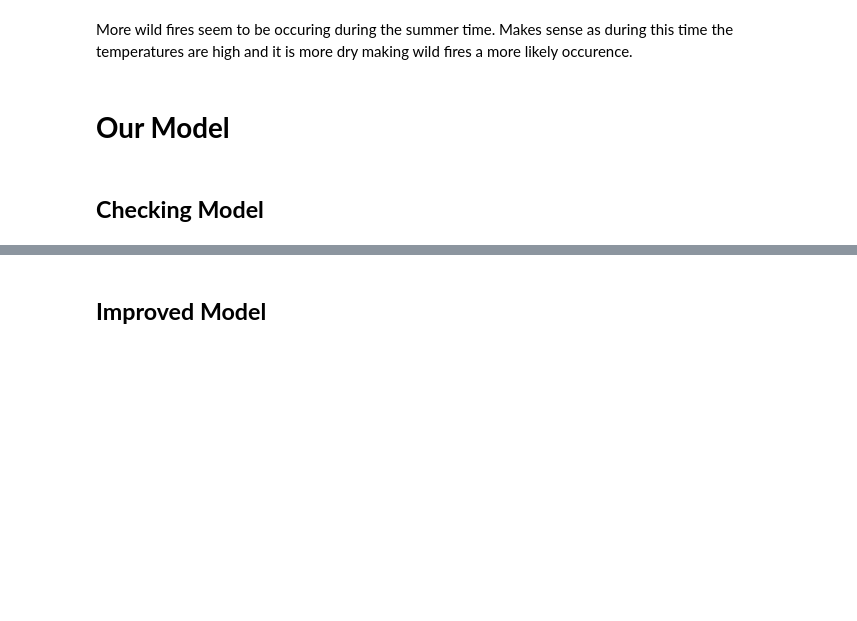
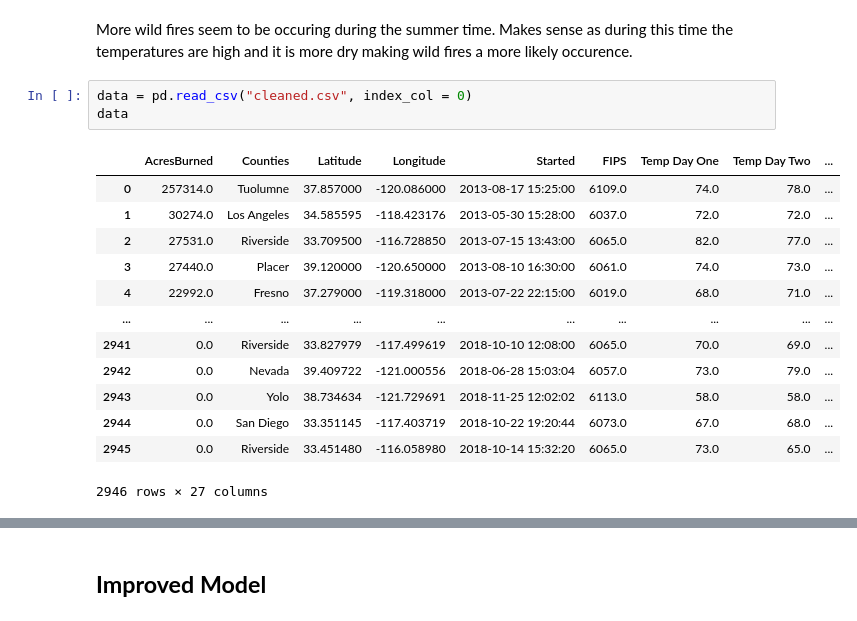
Before and after one commit to rshconn/project_template, a Jupyter notebook: code/exploratory_data_analysis.ipynb, the cells around one changed output, grey strips where cells are left out. Saved outputs shown, nothing was run; the diff lists cells and outputs as text; blank space fills up the shorter version.

```diff
--- a/code/exploratory_data_analysis.ipynb
+++ b/code/exploratory_data_analysis.ipynb
@@ -184,7 +185,20 @@ fig.show()
 [interactive output not drawn]
 # %% [markdown]
 More wild fires seem to be occuring during the summer time. Makes sense as during this time the temperatures are high and it is more dry making wild fires a more likely occurence.
-# %% [markdown]
-# **Our Model**
-# %% [markdown]
-## **Checking Model**
+# %%
+data = pd.read_csv("cleaned.csv", index_col = 0)
+data
+# %% [output]
+|  | AcresBurned | Counties | Latitude | Longitude | Started | FIPS | Temp Day One | Temp Day Two | ... |
+| 0 | 257314.0 | Tuolumne | 37.857000 | -120.086000 | 2013-08-17 15:25:00 | 6109.0 | 74.0 | 78.0 | ... |
+| 1 | 30274.0 | Los Angeles | 34.585595 | -118.423176 | 2013-05-30 15:28:00 | 6037.0 | 72.0 | 72.0 | ... |
+| 2 | 27531.0 | Riverside | 33.709500 | -116.728850 | 2013-07-15 13:43:00 | 6065.0 | 82.0 | 77.0 | ... |
+| 3 | 27440.0 | Placer | 39.120000 | -120.650000 | 2013-08-10 16:30:00 | 6061.0 | 74.0 | 73.0 | ... |
+| 4 | 22992.0 | Fresno | 37.279000 | -119.318000 | 2013-07-22 22:15:00 | 6019.0 | 68.0 | 71.0 | ... |
+| ... | ... | ... | ... | ... | ... | ... | ... | ... | ... |
+| 2941 | 0.0 | Riverside | 33.827979 | -117.499619 | 2018-10-10 12:08:00 | 6065.0 | 70.0 | 69.0 | ... |
+| 2942 | 0.0 | Nevada | 39.409722 | -121.000556 | 2018-06-28 15:03:04 | 6057.0 | 73.0 | 79.0 | ... |
+| 2943 | 0.0 | Yolo | 38.734634 | -121.729691 | 2018-11-25 12:02:02 | 6113.0 | 58.0 | 58.0 | ... |
+| 2944 | 0.0 | San Diego | 33.351145 | -117.403719 | 2018-10-22 19:20:44 | 6073.0 | 67.0 | 68.0 | ... |
+| 2945 | 0.0 | Riverside | 33.451480 | -116.058980 | 2018-10-14 15:32:20 | 6065.0 | 73.0 | 65.0 | ... |
+2946 rows × 27 columns
```
Also changed, not shown: parts of 5 cells of this notebook.
